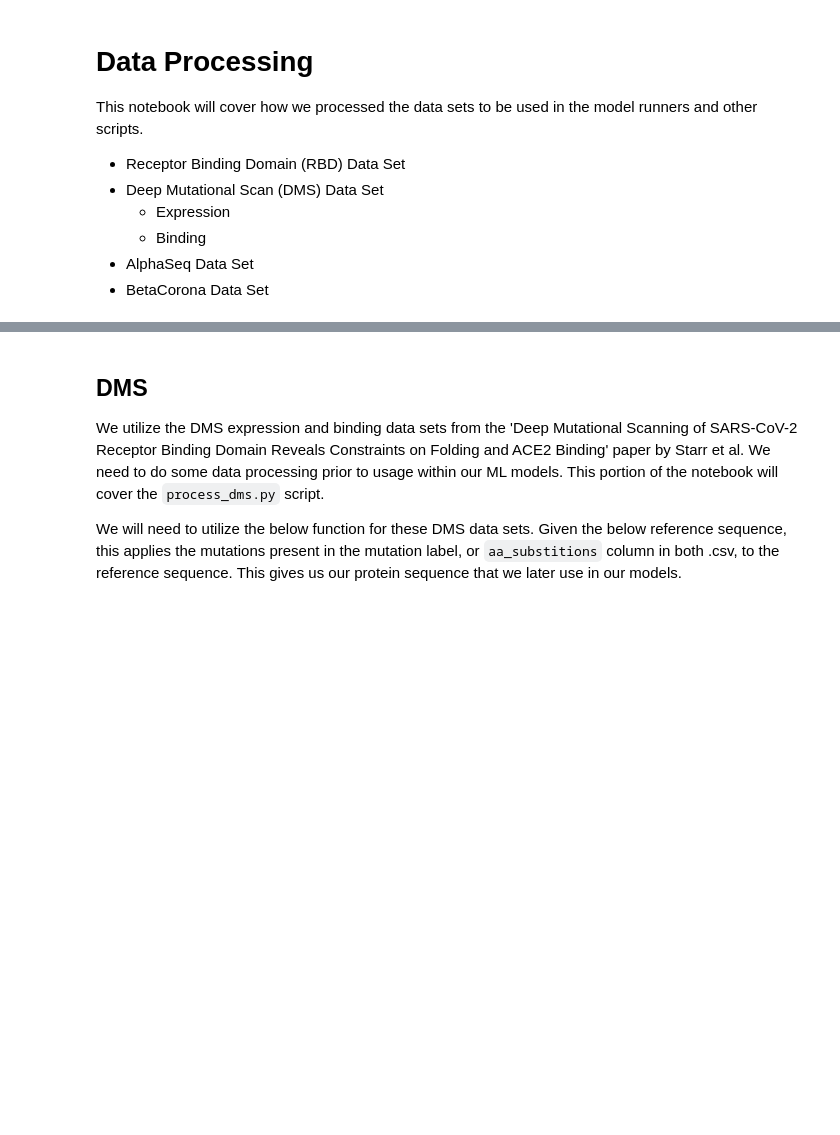
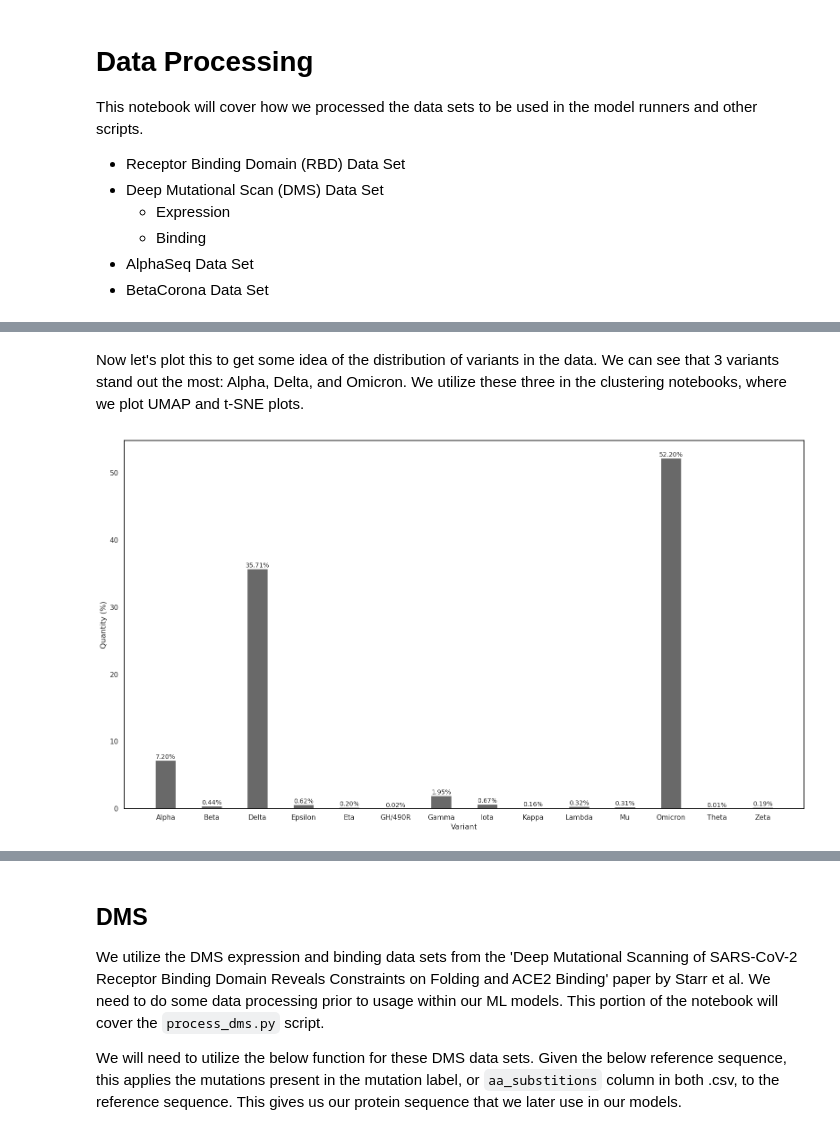
Before and after one commit to hubin-keio/Spike_NLP, a Jupyter notebook: notebooks/data_processing.ipynb, the cells around one changed output, grey strips where cells are left out. Drawn from its saved outputs; the diff is of its cells as text; code cells hidden in the pictures; blank space fills up the shorter version.

Commit message:
Finished up data processing notebook

```diff
--- a/notebooks/data_processing.ipynb
+++ b/notebooks/data_processing.ipynb
@@ -27,0 +105,5 @@ From our paper, this is how this data was collected:
+# %%
+save_as = os.path.join(data_dir, 'spikeprot0528.clean.uniq.noX.RBD_variants.csv')
+merged_df = merged_df.dropna(subset=['variant']).reset_index(drop=True)
+merged_df.to_csv(save_as, index=False)
+merged_df
@@ -27,0 +124,44 @@ From our paper, this is how this data was collected:
+# %% [markdown]
+Now let's plot this to get some idea of the distribution of variants in the data. We can see that 3 variants stand out the most: Alpha, Delta, and Omicron. We utilize these three in the clustering notebooks, where we plot UMAP and t-SNE plots.
+# %%
+def plot_variant_distribution(csv_file:str):
+    save_as = csv_file.replace('.csv', '_variant_percentage_distribution.pdf')
+    df = pd.read_csv(csv_file, sep=',', header=0)
+    all_variants = sorted(np.unique(df['variant']))
+    variant_percentages = [(df['variant'] == variant).mean() * 100 for variant in all_variants]
+
+    # Create a bar plot to visualize the distribution
+    sns.set_theme()
+    sns.set_context('talk')
+    sns.set(style='white')
+    plt.figure(figsize=(16, 9))
+    plt.rcParams['font.family'] = 'sans-serif'
+
+    bar_width= 0.45
+    x = np.arange(len(all_variants))
+    bars = plt.bar(x, variant_percentages, width=bar_width, color="dimgrey")
+
+    # Add bar labels
+    for i, percentage in enumerate(variant_percentages):
+        plt.text(x[i], percentage, f'{percentage:.2f}%', ha='center', va='bottom', fontsize=10)
+
+    # Remove grey grid background
+    plt.grid(False)
+    plt.gca().set_facecolor('none')
+    for spine in plt.gca().spines.values():
+        spine.set_visible(True)
+        spine.set_color('black')
+
+    #plt.title('Variant Distribution')
+    plt.xlabel('Variant')
+    plt.ylabel('Quantity (%)')
+    plt.xticks(x, all_variants)
+    plt.style.use('ggplot')
+    plt.tight_layout()
+    plt.savefig(save_as, format='pdf')
+    plt.show()
+# %%
+merged_csv = os.path.join(data_dir, 'spikeprot0528.clean.uniq.noX.RBD_variants.csv')
+plot_variant_distribution(merged_csv)
+# %% [output]
+[figure, added]
```
Also changed, not shown: parts of 13 cells of this notebook, 2 other files.
